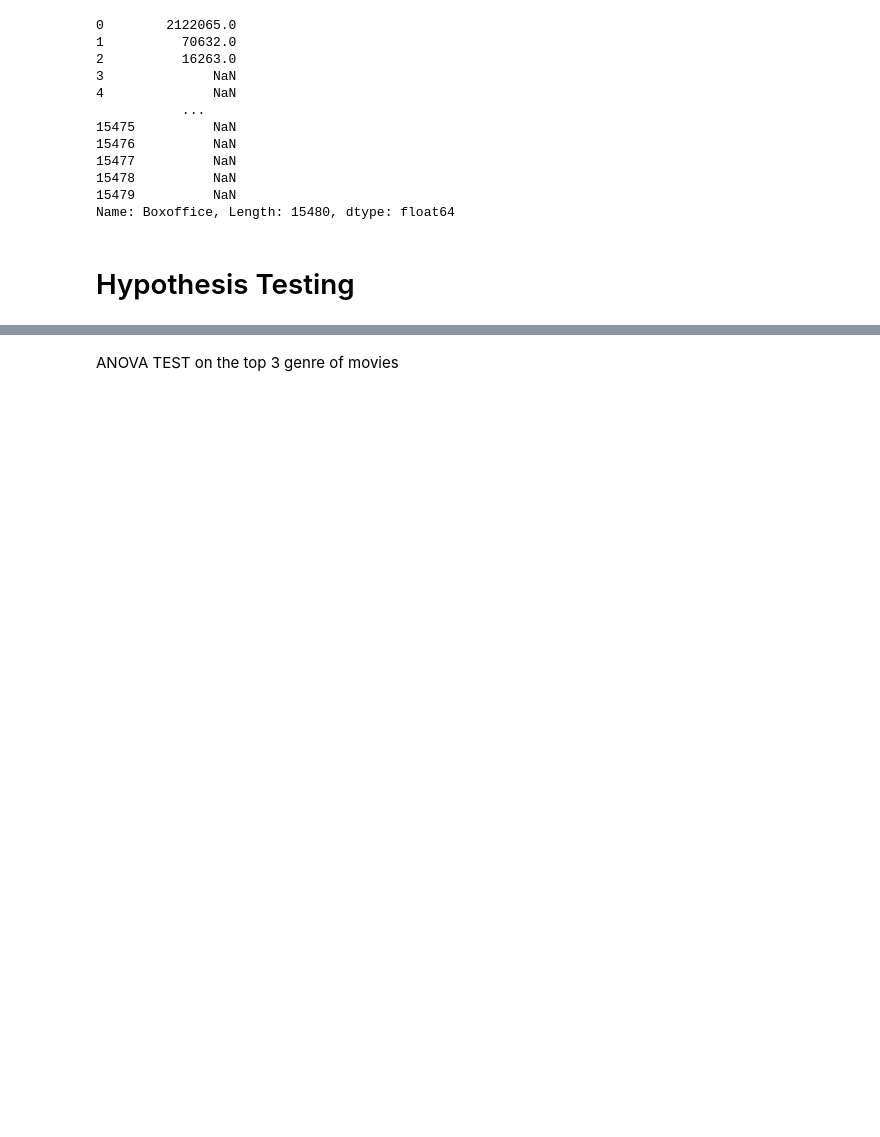
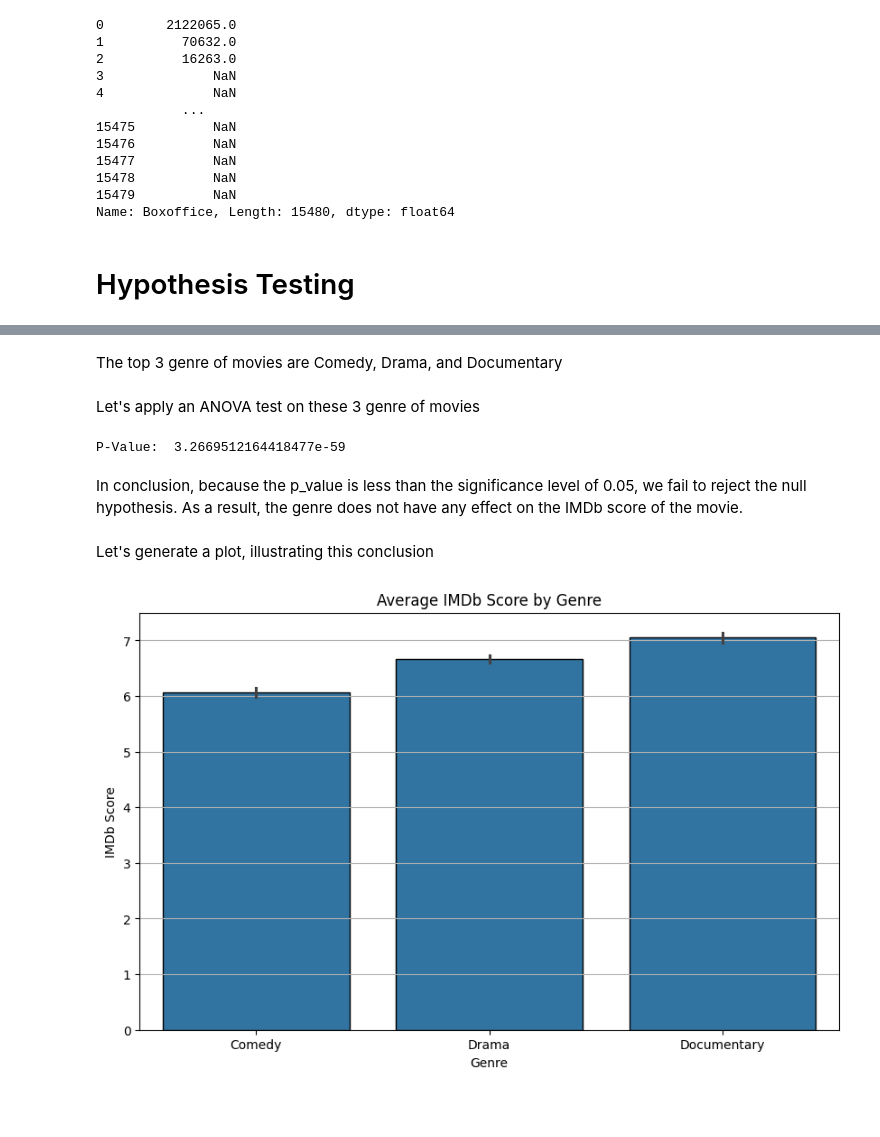
Before and after one commit to jrippeon/cmsc320project, a Jupyter notebook: initial_exploration.ipynb, the cells around one changed output, grey strips where cells are left out. Drawn from its saved outputs; the diff is of its cells as text; code cells hidden in the pictures; blank space fills up the shorter version.

Commit message:
ANOVA test

```diff
--- a/initial_exploration.ipynb
+++ b/initial_exploration.ipynb
@@ -176,5 +192,48 @@ Name: Boxoffice, Length: 15480, dtype: float64
 # %% [markdown]
-ANOVA TEST on the top 3 genre of movies
+The top 3 genre of movies are Comedy, Drama, and Documentary
+# %% [markdown]
+Let's apply an ANOVA test on these 3 genre of movies
+# %%
+from scipy.stats import f_oneway
+
+# Getting the IMDb Score of the 3 different genre of movies
+comedy_score = df[df['Genre'].apply(lambda genres: isinstance(genres, list) and genres == ['Comedy'])]['IMDb Score']
+drama_score = df[df['Genre'].apply(lambda genres: isinstance(genres, list) and genres == ['Drama'])]['IMDb Score']
+documentary_score = df[df['Genre'].apply(lambda genres: isinstance(genres, list) and genres == ['Documentary'])]['IMDb Score']
+
+# Applying ANOVA test
+f_statistic, p_value = f_oneway(comedy_score.dropna(), drama_score.dropna(), documentary_score.dropna())
+
+# Printing the p_value
+print("P-Value: ", p_value)
+# %% [output]
+P-Value:  3.2669512164418477e-59
+# %% [markdown]
+In conclusion, because the p_value is less than the significance level of 0.05, we fail to reject the null hypothesis. As a result, the genre does not have any effect on the IMDb score of the movie.
+# %% [markdown]
+Let's generate a plot, illustrating this conclusion
+# %%
+import matplotlib.pyplot as plt
+
+# Defining a dataframe for the display
+score_df = pd.DataFrame({
+    'Genre': ['Comedy'] * len(comedy_score) + ['Drama'] * len(drama_score) + ['Documentary'] * len(documentary_score),
+    'IMDb Score': list(comedy_score) + list(drama_score) + list(documentary_score)
+})
+
+# Plotting the data
+plt.figure(figsize=(10, 6))
+sns.barplot(x='Genre', y='IMDb Score', data=score_df, edgecolor='black')
+plt.title('Average IMDb Score by Genre')
+plt.xlabel('Genre')
+plt.ylabel('IMDb Score')
+plt.xticks(rotation=0)
+plt.grid(axis='y')
+
+# Displaying the plot
+plt.show()
+# %% [output]
+[figure, added]
 # %% [markdown]
 ##
 # %% [markdown]
```
Also changed, not shown: parts of 4 cells of this notebook.
